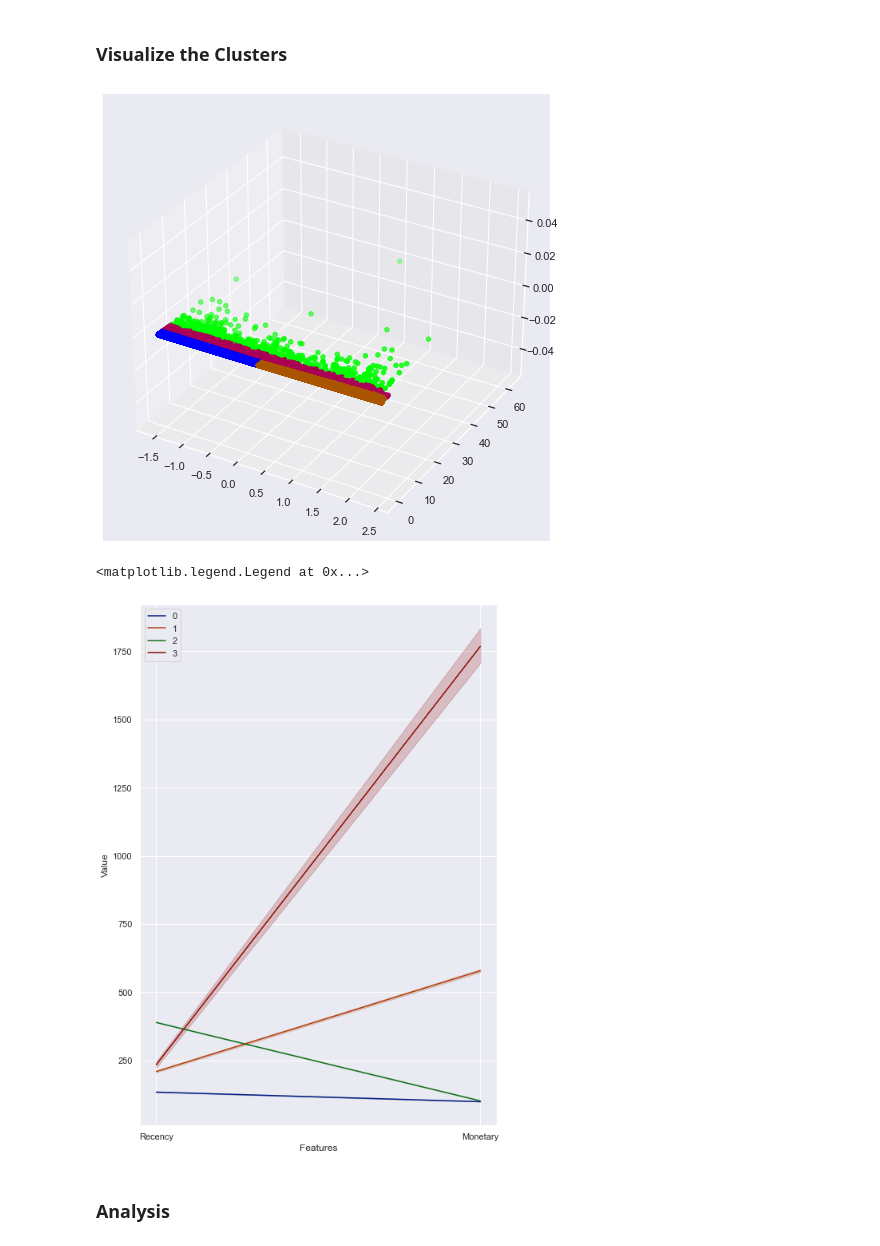
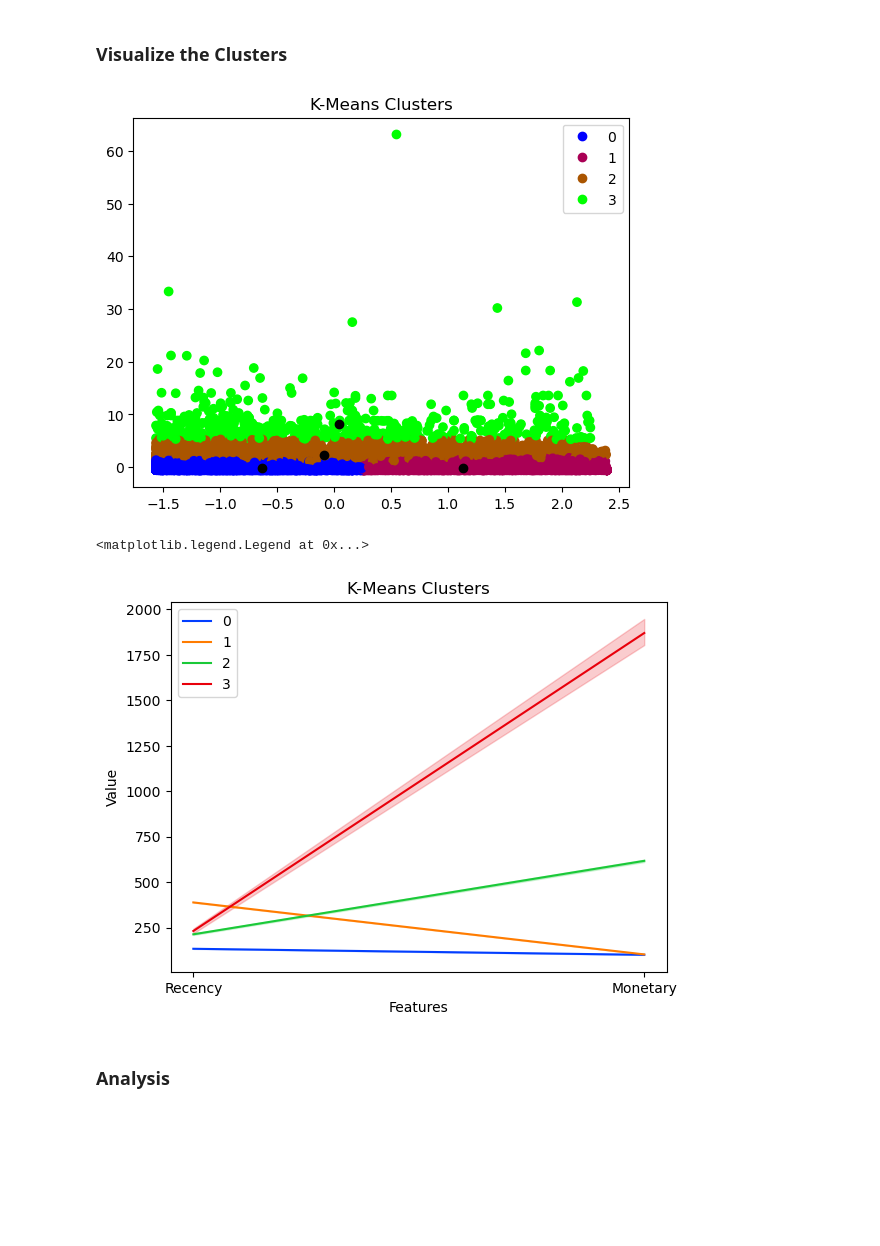
Before and after one commit to cableredi/Customer-Segmentation, a Jupyter notebook: Customer-Segmentation.ipynb, the cells around one changed output. Cells and saved outputs as stored; diff of their text form; code cells hidden in the pictures; blank space fills up the shorter version.

```diff
--- a/Customer-Segmentation.ipynb
+++ b/Customer-Segmentation.ipynb
@@ -1437,7 +1467,7 @@ frequency_df.describe()
 # %% [markdown]
 Get the total amount a customer purchased
 # %%
-monetary_df = olist_df.groupby(by = 'customer_id', as_index = False)['price'].sum()
+monetary_df = olist_df_model.groupby(by = 'customer_id', as_index = False)['price'].sum()
 monetary_df.columns = ['customer_id', 'Monetary']
 monetary_df.head()
 # %% [output]
@@ -1490,4 +1517,0 @@ rfm_df.head()
-# %%
-sns.set(rc = {"figure.figsize": (8, 12)})
-ax = sns.displot(data = rfm_df, x = 'Recency', kde = True)
-plt.show()
@@ -1504,4 +1517,0 @@ plt.show()
-# %%
-sns.set(rc = {"figure.figsize": (8, 12)})
-ax = sns.displot(data = rfm_df, x = 'Frequency', kde = True)
-plt.show()
@@ -1518,4 +1517,0 @@ plt.show()
-# %%
-sns.set(rc = {"figure.figsize": (8, 12)})
-ax = sns.displot(data = rfm_df, x = 'Monetary', kde = True)
-plt.show()
@@ -1619,15 +1632,16 @@ rm_scaled_clustered.head()
 # %%
 fig = plt.figure()
 
-ax = fig.add_subplot(111, projection = '3d')
+ax = fig.add_subplot()
 
-ax.scatter(rm_scaled_clustered['Recency'], rm_scaled_clustered['Monetary'], cmap = 'brg',
-          c = clusters)
+cluster_plot = ax.scatter(rm_scaled_clustered['Recency'], rm_scaled_clustered['Monetary'], cmap = 'brg', c = clusters)
 ax.scatter(centers[:, 0], centers[:, 1], c = 'black')
 
+plt.legend(*cluster_plot.legend_elements())
+plt.title('K-Means Clusters')
 plt.show()
 # %% [output]
-[figure, old version]
+[figure, new version]
 # %%
 rm_ = pd.DataFrame(standardizer.inverse_transform(rm_scaled))
 rm_.columns = rm_df.columns
@@ -1639,12 +1653,13 @@ rm_melted_normalized = pd.melt(rm_.reset_index(),
                                 value_vars = ['Recency', 'Monetary'],
                                 var_name = 'Features',
                                 value_name = 'Value')
-palette = sns.color_palette("dark", 4)
+palette = sns.color_palette("bright", 4)
 sns.lineplot(x = 'Features', y = 'Value', hue = 'cluster', palette = palette, data = rm_melted_normalized)
+plt.title('K-Means Clusters')
 plt.legend()
 # %% [output]
 <matplotlib.legend.Legend at 0x...>
-[figure, old version]
+[figure, new version]
 # %% [markdown]
 ### Analysis
 # %% [markdown]
```
Also changed, not shown: parts of 54 cells of this notebook.
